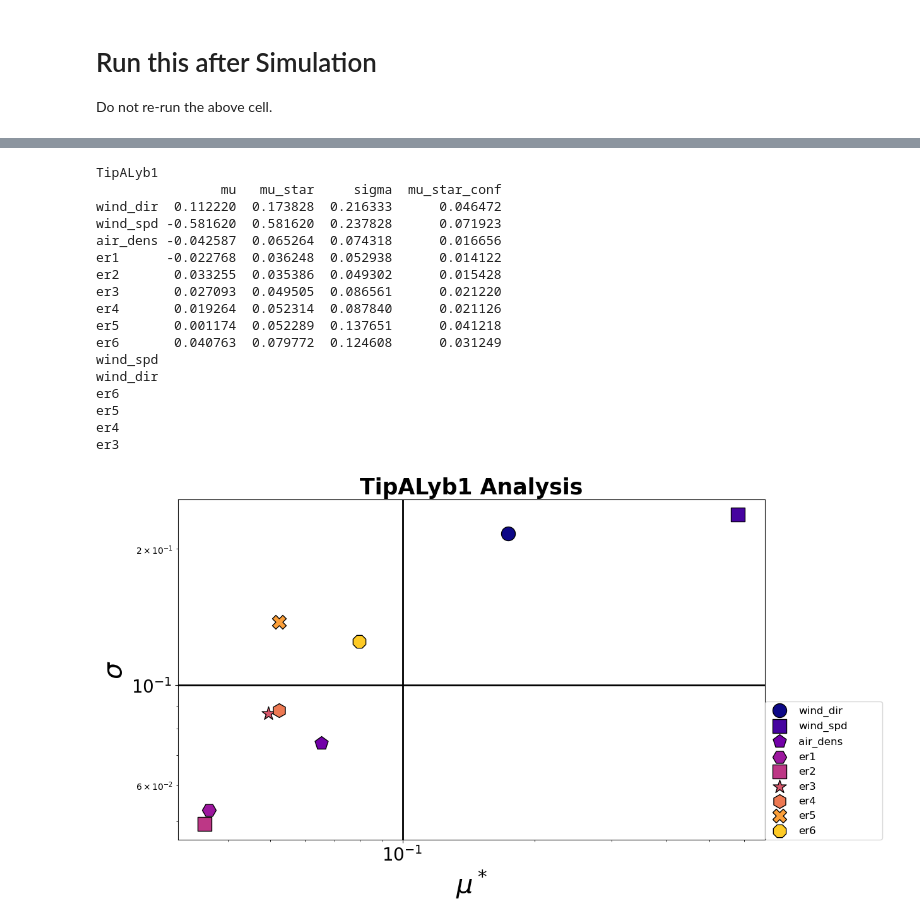
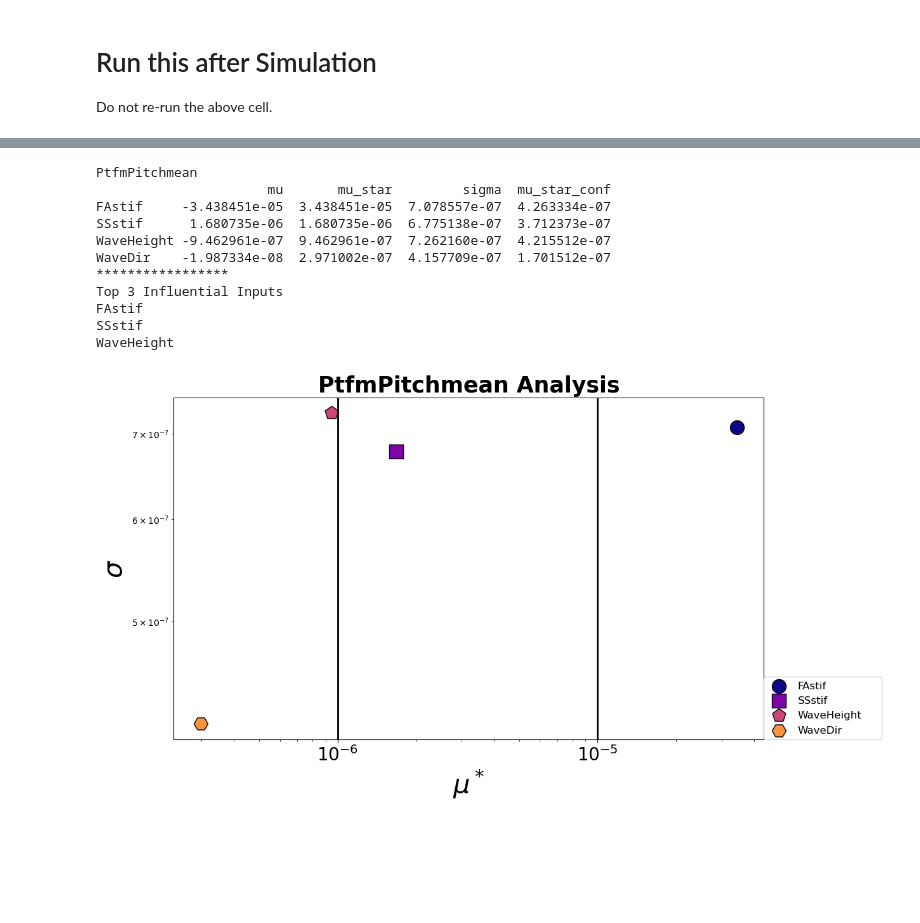
Before and after one commit to Aidan-Gettemy/ExpTemplate-OpenFAST, a Jupyter notebook: MorrisMethod.ipynb, the cells around one changed output, grey strips where cells are left out. Cells and saved outputs as stored; diff of their text form; code cells hidden in the pictures; blank space fills up the shorter version.

```diff
--- a/MorrisMethod.ipynb
+++ b/MorrisMethod.ipynb
@@ -61,9 +61,9 @@ problem = {
 inputs = np.loadtxt("MorrisInputs.txt", float)
 
 # Load in the corresponding Morris results file
-morris_exp_data = pd.read_table("",delimiter = ',')
+morris_exp_data = pd.read_table("ExperimentResultTable.txt",delimiter = ',')
 # %%
 allnames = morris_exp_data.columns.tolist()
-for i in range(60):
+for i in range(200):
     print(6*i,allnames[6*i:6*i+6])
 # %% [output]
@@ -87,9 +87,13 @@ for i in range(60):
 # %%
-n = 54;
+n = 31# This is for genpwr mean -> 658;
 # Output name
 outname = allnames[n]
 print(outname)
 outputs = morris_exp_data[[allnames[n]]].to_numpy()
+
+# Number of inputs
+dim = np.shape(inputs)
+dim = dim[1]
 
 Si = analyze(problem, inputs, outputs, conf_level=0.95,
                     print_to_console=True, num_levels=4)
@@ -99,15 +103,19 @@ import matplotlib.pyplot as plt
 # We want to plot the mu_star on the xaxis and the sigma on the y axis
 
 # But first let's try something out...
-stor = np.zeros((2,9))
+stor = np.zeros((2,dim))
 stor[0,:] = Si["mu_star"]
 stor[1,:] = Si["sigma"]
 
-vals = np.zeros((9,))
+vals = np.zeros((dim,))
 
-for i in range(9):
+for i in range(dim):
     vals[i] = np.linalg.norm(stor[:,i])
 tempvals = vals
+
+print("*****************")
+print("Top 3 Influential Inputs")
+
 # List off the top 3 influential inputs...
 for j in range(3):
     ind = np.argmax(tempvals)
@@ -116,53 +124,47 @@ for j in range(3):
 
 fig, ax = plt.subplots(1, 1, figsize=(12, 7))
 
-stor = np.zeros((2,9))
+stor = np.zeros((2,dim))
 stor[0,:] = Si["mu_star"]
 stor[1,:] = Si["sigma"]
 
-vals = np.zeros((9,))
-for i in range(9):
+vals = np.zeros((dim,))
+for i in range(dim):
     vals[i] = np.linalg.norm(stor[:,i])
 
 cmap = plt.cm.plasma
-norm = plt.Normalize(vmin=0, vmax=9)
+norm = plt.Normalize(vmin=0, vmax=dim)
 nomr1 = plt.Normalize(vmin=min(vals),vmax=max(vals))
 plt.yscale("log")
 plt.xscale("log")
 ms = ["o","s","p","H","s","*","h","X","8","H","s","*","h","X","8","H","s","*","h","X","8"];
 for i in range(len(Si["names"])):
     cl = cmap(norm(i))
     scale = 250 #400*nomr1(vals[i])
     ax.scatter(Si["mu_star"][i], Si["sigma"][i], marker = ms[i],color=cl, s=scale, label=Si["names"][i], edgecolors='black')
 
 #ax.legend(loc="upper left")
 ax.legend(bbox_to_anchor=(1,0,.2,2), loc='lower left',
            ncols=1,mode="expand", borderaxespad=0,fontsize=12)
 ax.grid(True)
 ax.set_xlabel("$\mu^*$",fontsize=30)
 ax.set_ylabel("$\sigma$",fontsize=30)
 plt.xticks(fontsize=20)
 plt.yticks(fontsize=20)
 ax.grid(color='k', linewidth=2)
 outname = outname+" Analysis"
 ax.set_title(outname,fontsize = 25,fontweight = 'bold')
 plt.show()
 # %% [output]
-TipALyb1
-                mu   mu_star     sigma  mu_star_conf
-wind_dir  0.112220  0.173828  0.216333      0.046472
-wind_spd -0.581620  0.581620  0.237828      0.071923
-air_dens -0.042587  0.065264  0.074318      0.016656
-er1      -0.022768  0.036248  0.052938      0.014122
-er2       0.033255  0.035386  0.049302      0.015428
-er3       0.027093  0.049505  0.086561      0.021220
-er4       0.019264  0.052314  0.087840      0.021126
-er5       0.001174  0.052289  0.137651      0.041218
-er6       0.040763  0.079772  0.124608      0.031249
-wind_spd
-wind_dir
-er6
-er5
-er4
-er3
+PtfmPitchmean
+                      mu       mu_star         sigma  mu_star_conf
+FAstif     -3.438451e-05  3.438451e-05  7.078557e-07  4.263334e-07
+SSstif      1.680735e-06  1.680735e-06  6.775138e-07  3.712373e-07
+WaveHeight -9.462961e-07  9.462961e-07  7.262160e-07  4.215512e-07
+WaveDir    -1.987334e-08  2.971002e-07  4.157709e-07  1.701512e-07
+*****************
+Top 3 Influential Inputs
+FAstif
+SSstif
+WaveHeight
-[figure, old version]
+[figure, new version]
```
Also changed, not shown: parts of 1 cell of this notebook.
